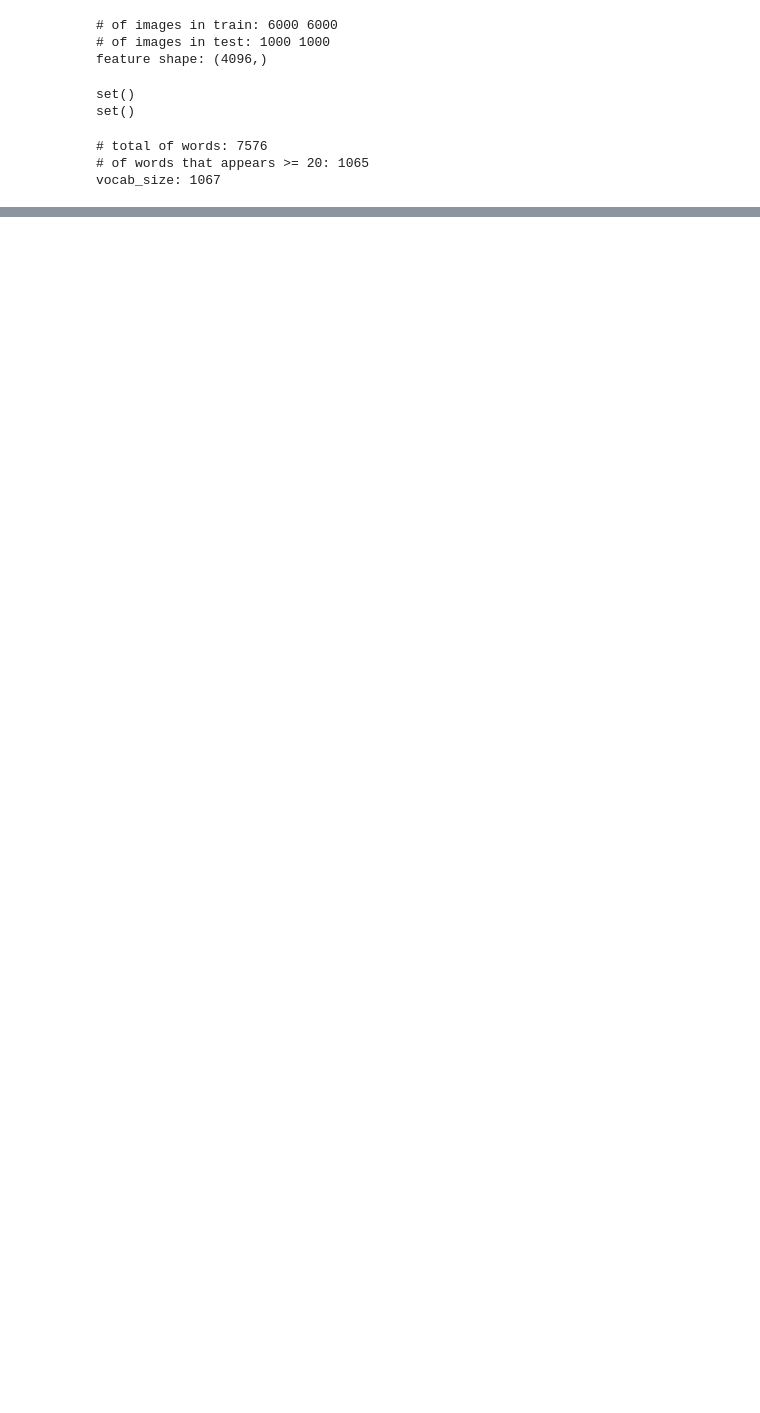
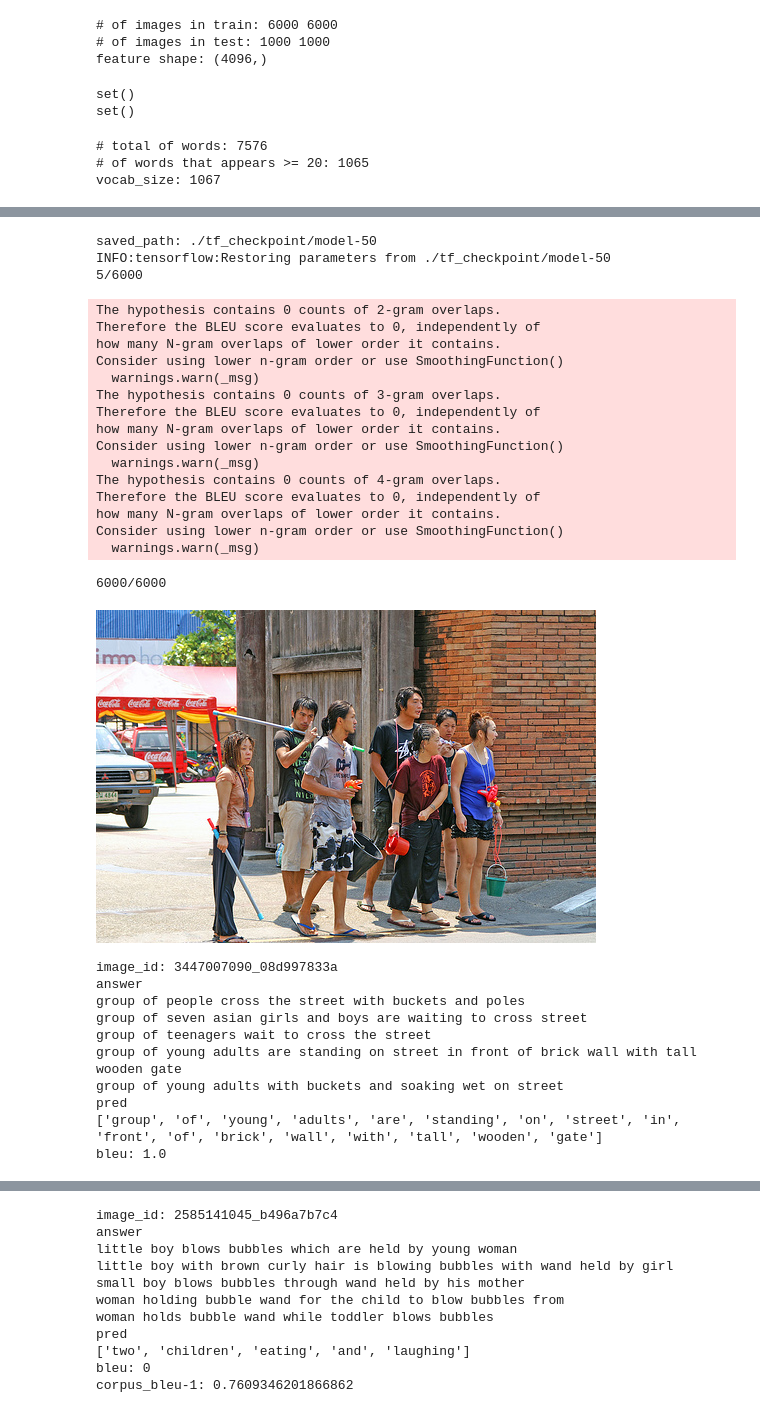
Before and after one commit to bmy4415/DMLAB-intern, a Jupyter notebook: image_captioning_practice/train_tensorflow_ver2.ipynb, the cells around one changed output, grey strips where cells are left out. Drawn from its saved outputs; the diff is of its cells as text; code cells hidden in the pictures; blank space fills up the shorter version.

Commit message:
caption generation tf version 완성

```diff
--- a/image_captioning_practice/train_tensorflow_ver2.ipynb
+++ b/image_captioning_practice/train_tensorflow_ver2.ipynb
@@ -306,12 +330,12 @@ def train(learning_rate=0.001, continue_training=False):
 # %%
 ### Parameters ###
 dim_embed = 256
-dim_hidden = 256
+dim_hidden = 512
 dim_img = 4096
 batch_size = 128
 n_epochs = 50
 learning_rate = 0.001
 model_path = './tf_checkpoint'
 
-train(learning_rate, True)
+train(learning_rate)
 # %% [output]
@@ -334,0 +443,33 @@ Elapsed: 26.826953411102295, avg loss: 1.5287422695730486, Saving the model from
+# %%
+test(train_features, train_captions)
+# %% [output]
+saved_path: ./tf_checkpoint/model-50
+INFO:tensorflow:Restoring parameters from ./tf_checkpoint/model-50
+5/6000
+The hypothesis contains 0 counts of 2-gram overlaps.
+Therefore the BLEU score evaluates to 0, independently of
+how many N-gram overlaps of lower order it contains.
+Consider using lower n-gram order or use SmoothingFunction()
+  warnings.warn(_msg)
+The hypothesis contains 0 counts of 3-gram overlaps.
+Therefore the BLEU score evaluates to 0, independently of
+how many N-gram overlaps of lower order it contains.
+Consider using lower n-gram order or use SmoothingFunction()
+  warnings.warn(_msg)
+The hypothesis contains 0 counts of 4-gram overlaps.
+Therefore the BLEU score evaluates to 0, independently of
+how many N-gram overlaps of lower order it contains.
+Consider using lower n-gram order or use SmoothingFunction()
+  warnings.warn(_msg)
+6000/6000
+[figure, added]
+image_id: 3447007090_08d997833a
+answer
+group of people cross the street with buckets and poles
+group of seven asian girls and boys are waiting to cross street
+group of teenagers wait to cross the street
+group of young adults are standing on street in front of brick wall with tall wooden gate
+group of young adults with buckets and soaking wet on street
+pred
+['group', 'of', 'young', 'adults', 'are', 'standing', 'on', 'street', 'in', 'front', 'of', 'brick', 'wall', 'with', 'tall', 'wooden', 'gate']
+bleu: 1.0
@@ -334,0 +477,11 @@ Elapsed: 26.826953411102295, avg loss: 1.5287422695730486, Saving the model from
+image_id: 2585141045_b496a7b7c4
+answer
+little boy blows bubbles which are held by young woman
+little boy with brown curly hair is blowing bubbles with wand held by girl
+small boy blows bubbles through wand held by his mother
+woman holding bubble wand for the child to blow bubbles from
+woman holds bubble wand while toddler blows bubbles
+pred
+['two', 'children', 'eating', 'and', 'laughing']
+bleu: 0
+corpus_bleu-1: 0.7609346201866862
```
Also changed, not shown: parts of 16 cells of this notebook, 2 other files.
